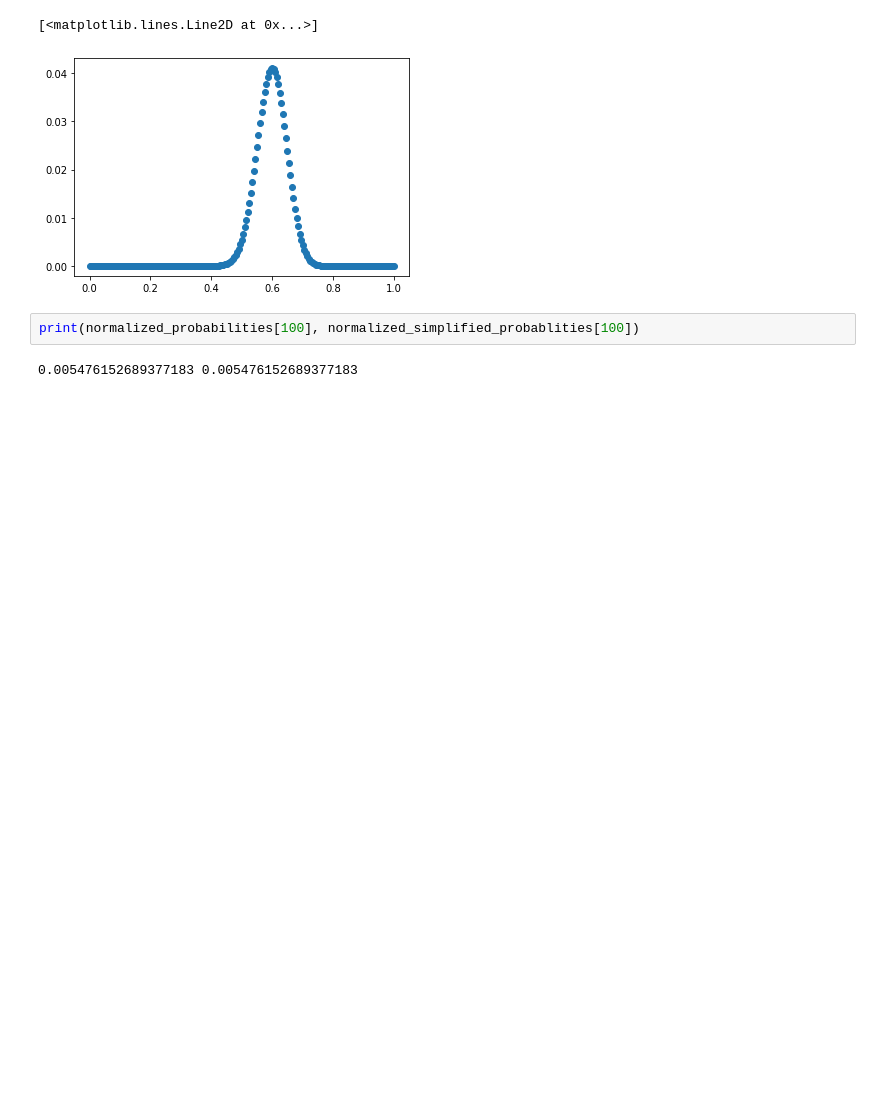
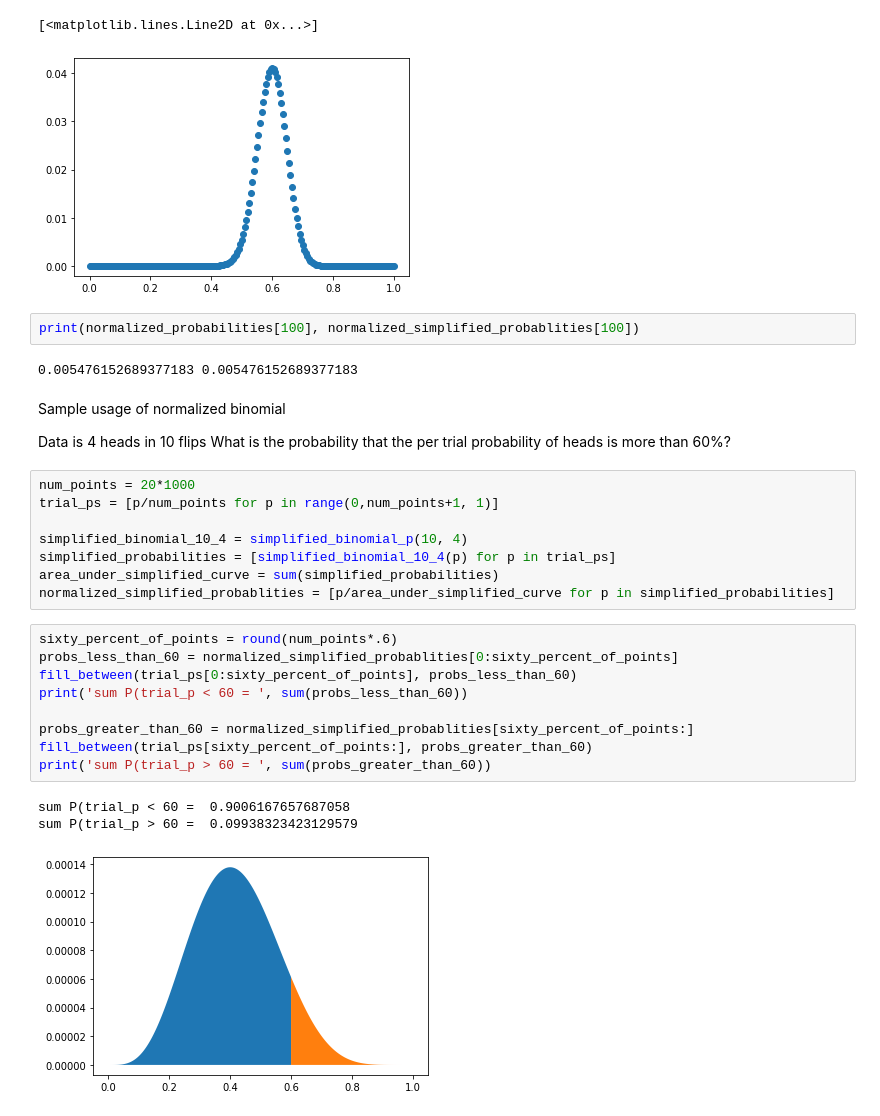
Before and after one commit to ctarrington/try-colab, a Jupyter notebook: binomial.ipynb, the cells around one changed output. Drawn from its saved outputs; the diff is of its cells as text; blank space fills up the shorter version.

Commit message:
Samples and charts

```diff
--- a/binomial.ipynb
+++ b/binomial.ipynb
@@ -127,3 +127,29 @@ approximate area under normalized curve 0.9999999999999999
 print(normalized_probabilities[100], normalized_simplified_probablities[100])
 # %% [output]
 0.005476152689377183 0.005476152689377183
+# %% [markdown]
+Sample usage of normalized binomial
+
+Data is 4 heads in 10 flips
+What is the probability that the per trial probability of heads is more than 60%?
+# %%
+num_points = 20*1000
+trial_ps = [p/num_points for p in range(0,num_points+1, 1)]
+
+simplified_binomial_10_4 = simplified_binomial_p(10, 4)
+simplified_probabilities = [simplified_binomial_10_4(p) for p in trial_ps]
+area_under_simplified_curve = sum(simplified_probabilities)
+normalized_simplified_probablities = [p/area_under_simplified_curve for p in simplified_probabilities]
+# %%
+sixty_percent_of_points = round(num_points*.6)
+probs_less_than_60 = normalized_simplified_probablities[0:sixty_percent_of_points]
+fill_between(trial_ps[0:sixty_percent_of_points], probs_less_than_60)
+print('sum P(trial_p < 60 = ', sum(probs_less_than_60))
+
+probs_greater_than_60 = normalized_simplified_probablities[sixty_percent_of_points:]
+fill_between(trial_ps[sixty_percent_of_points:], probs_greater_than_60)
+print('sum P(trial_p > 60 = ', sum(probs_greater_than_60))
+# %% [output]
+sum P(trial_p < 60 =  0.9006167657687058
+sum P(trial_p > 60 =  0.09938323423129579
+[figure, added]
```
Also changed, not shown: parts of 1 cell of this notebook.
